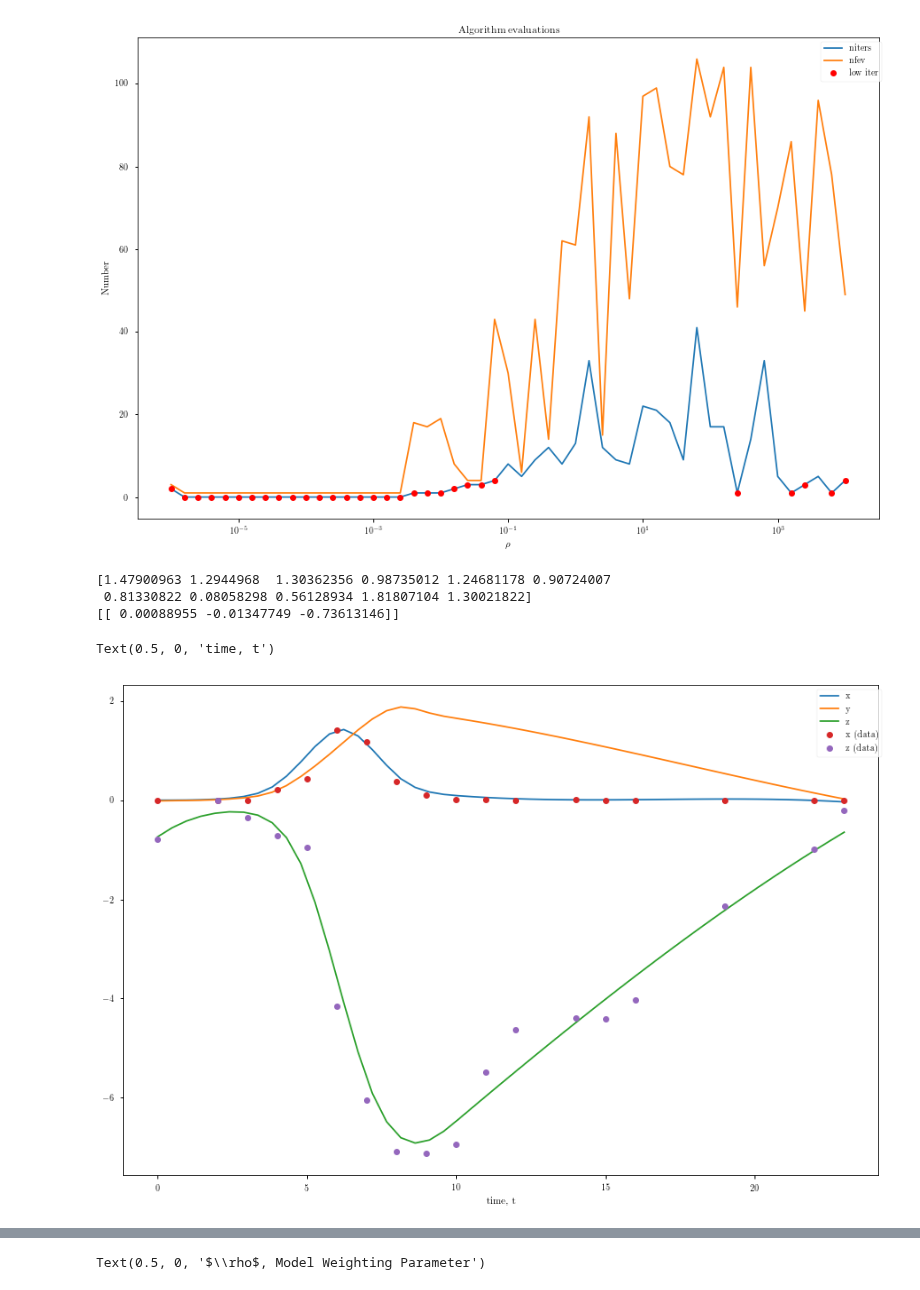
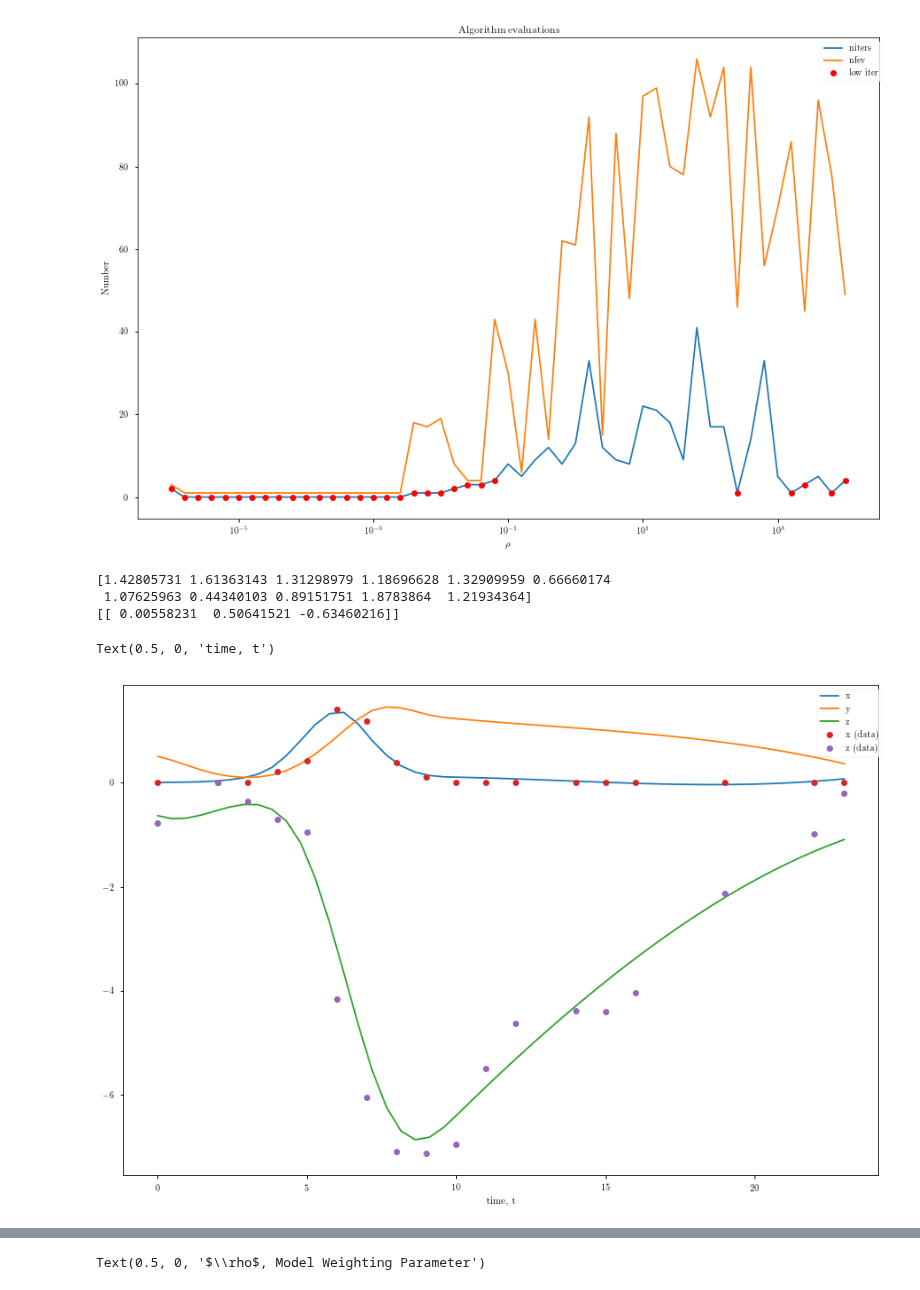
Before and after one commit to dwu402/self-harm, a Jupyter notebook: smol_case.ipynb, the cells around one changed output, grey strips where cells are left out. Saved outputs shown, nothing was run; the diff lists cells and outputs as text; code cells hidden in the pictures.

```diff
--- a/smol_case.ipynb
+++ b/smol_case.ipynb
@@ -85,25 +85,25 @@ def tokey(rho, ps):
     return f"{'y'.join(map(str,ps))}r{rho}"
 getx = fitter.ca.Function("getx", [model.ts, *model.cs], model.xs)
 # %%
-target_rho = 15.848931924611142
+target_rho = 158.48931924611173
 c_end = solver.problems[0].cache.results[tokey(target_rho, solver.solutions[str(target_rho)][0].x)].x
 print(solver.solutions[str(target_rho)][0].x)
 xs_end = np.array([np.array(i) for i in getx(model.observation_times,
                                          *fitter.argsplit(c_end,
                                                           3)
                                         )])
 print(xs_end[:,0].T)
 plt.plot(model.observation_times, np.hstack([xs_end[0], xs_end[1], xs_end[2]]),
          context.datasets[0]['t'], context.datasets[0]['x'], 'o',
          context.datasets[0]['t'], context.datasets[0]['z'], 'o')
 plt.legend(list("xyz") + ["x (data)", "z (data)"], loc="best", bbox_to_anchor=(1.01, 1))
 plt.xlabel("time, t")
 # %% [output]
-[1.47900963 1.2944968  1.30362356 0.98735012 1.24681178 0.90724007
- 0.81330822 0.08058298 0.56128934 1.81807104 1.30021822]
-[[ 0.00088955 -0.01347749 -0.73613146]]
+[1.42805731 1.61363143 1.31298979 1.18696628 1.32909959 0.66660174
+ 1.07625963 0.44340103 0.89151751 1.8783864  1.21934364]
+[[ 0.00558231  0.50641521 -0.63460216]]
 Text(0.5, 0, 'time, t')
-[figure, old version]
+[figure, new version]
 # %%
 spline_dfield = np.array([context.model(t, xs_end[:,i], solver.solutions[str(target_rho)][0].x)
                  for i,t in enumerate(model.observation_times)])
```
Also changed, not shown: parts of 3 cells of this notebook, 3 other files.
